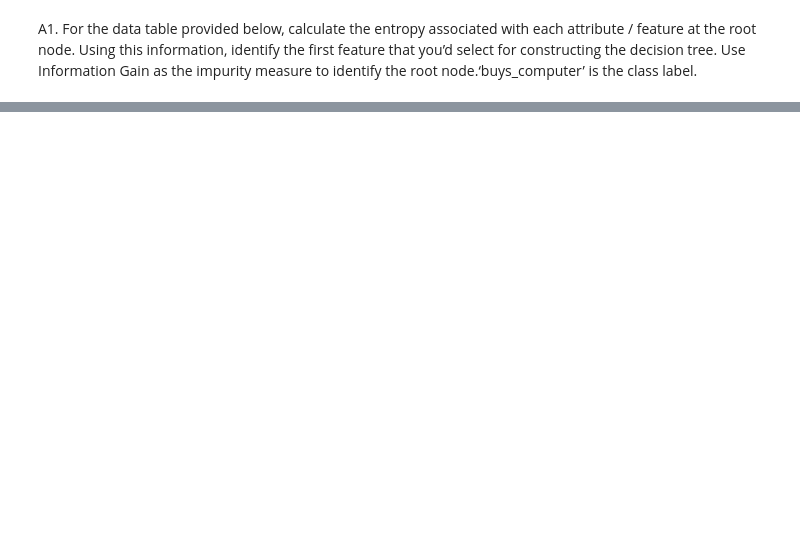
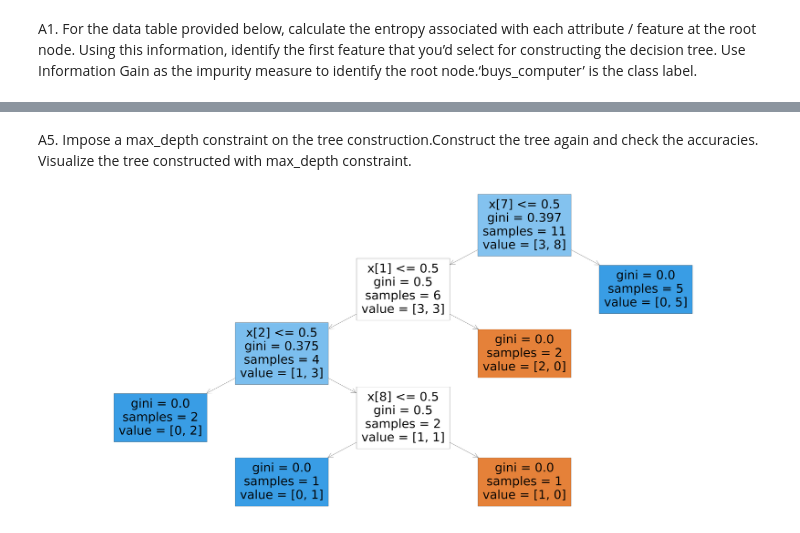
Before and after one commit to 21176/Machine-Learning, a Jupyter notebook: Lab-04.ipynb, the cells around one changed output, grey strips where cells are left out. Drawn from its saved outputs; the diff is of its cells as text; code cells hidden in the pictures; blank space fills up the shorter version.

```diff
--- a/Lab-04.ipynb
+++ b/Lab-04.ipynb
@@ -56,0 +183,21 @@ print(entropy)
+# %% [markdown]
+A5. Impose a max_depth constraint on the tree construction.Construct the tree again and check the accuracies. Visualize the tree constructed with max_depth constraint.
+# %%
+X = df.drop('buys_compter',axis=1) #axis=1 is to access the columns of the dataset
+y = df['buys_compter']
+
+xEncoded = pd.get_dummies(X,columns=['age', 'income', 'student', 'credit_rating']) #pd.get_dummies is used to do one-hot encoding in python
+#here one-hot encoding is performed to convert the categorical values into binary values
+
+#splitting of code into train and set using train_test_split
+X_train,X_test,y_train,y_test = train_test_split(xEncoded,y,test_size=0.2)
+
+#creating and fitting the decsion tree classifier. Using the training values to make the decision tree
+model = DecisionTreeClassifier(max_depth=4)
+model.fit(X_train,y_train)
+
+plt.figure(figsize=(90,40))
+plot_tree(model,filled=True)
+plt.show()
+# %% [output]
+[figure, added]
```
Also changed, not shown: parts of 30 cells of this notebook.
